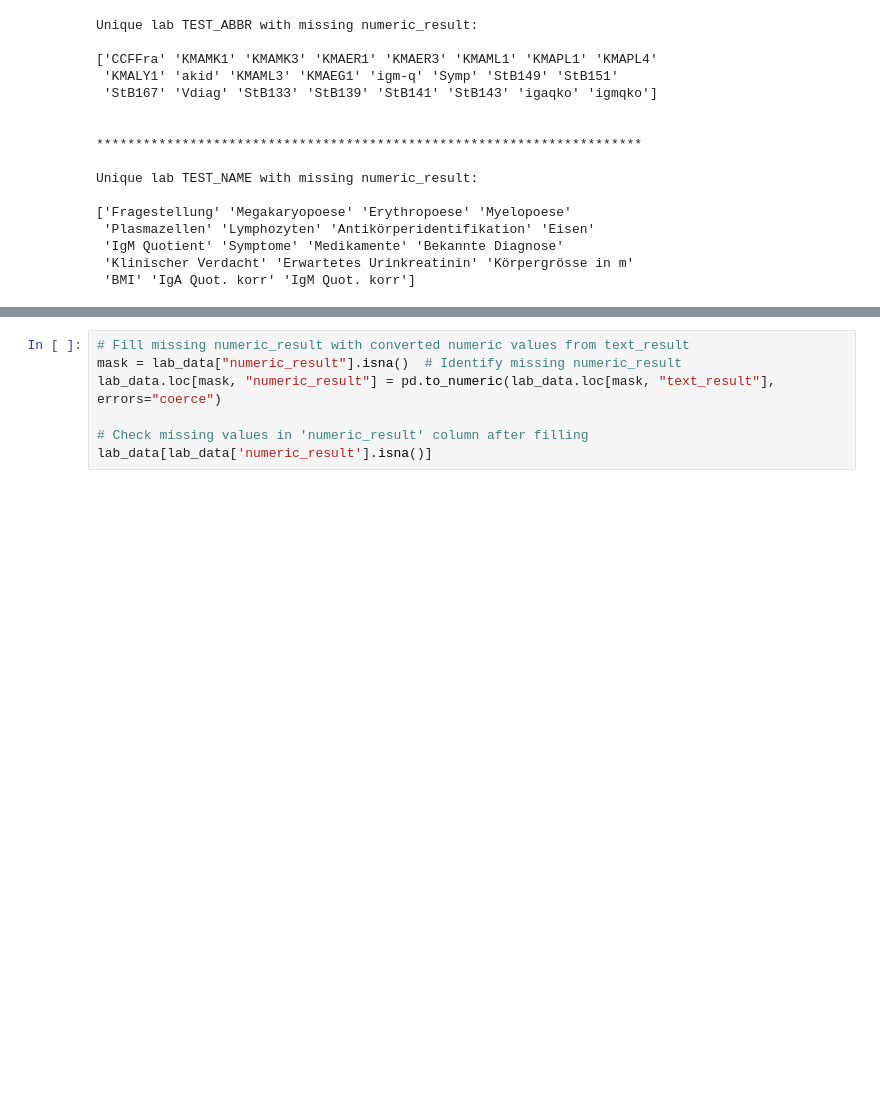
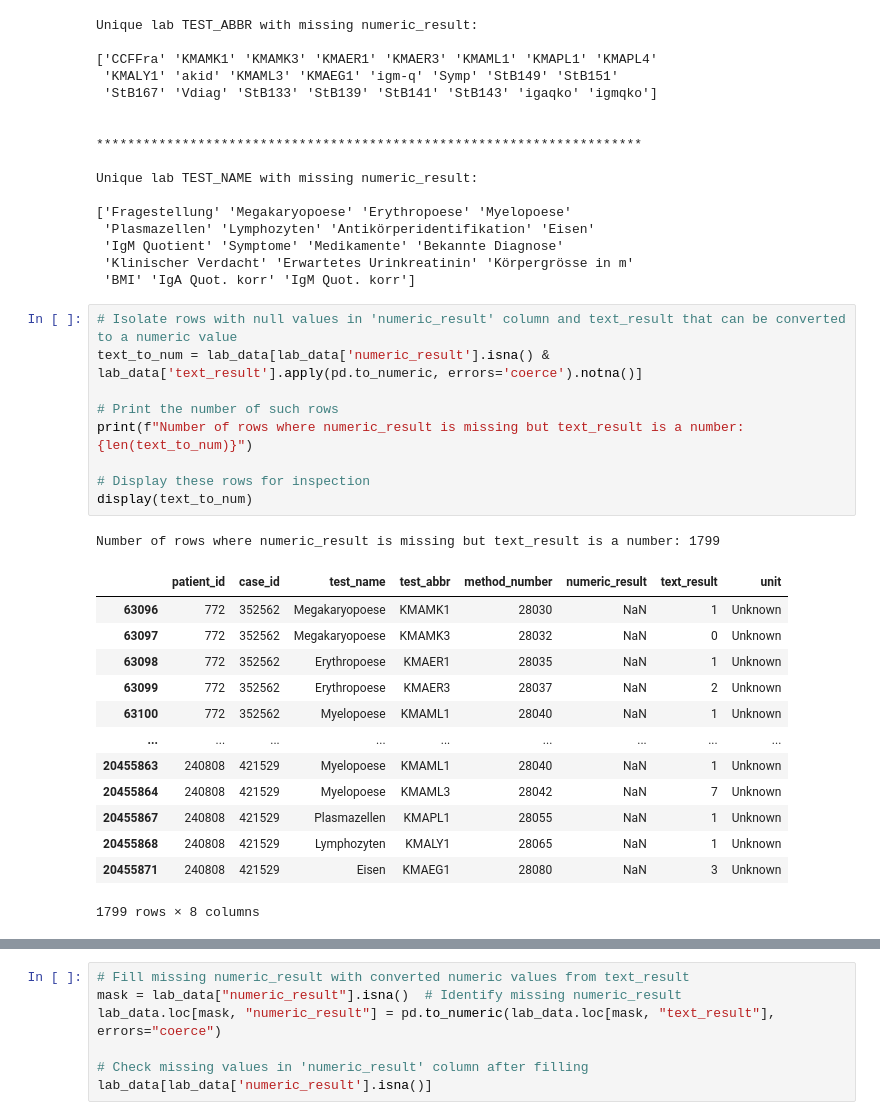
Before and after one commit to Yokopa/hospital-stay-discharge-prediction, a Jupyter notebook: code/1_data_cleaning_eda_lab.ipynb, the cells around one changed output, grey strips where cells are left out. Saved outputs shown, nothing was run; the diff lists cells and outputs as text; blank space fills up the shorter version.

Commit message:
update lab data cleaning

```diff
--- a/code/1_data_cleaning_eda_lab.ipynb
+++ b/code/1_data_cleaning_eda_lab.ipynb
@@ -329,3 +344,27 @@ Unique lab TEST_NAME with missing numeric_result:
  'IgM Quotient' 'Symptome' 'Medikamente' 'Bekannte Diagnose'
  'Klinischer Verdacht' 'Erwartetes Urinkreatinin' 'Körpergrösse in m'
  'BMI' 'IgA Quot. korr' 'IgM Quot. korr']
+# %%
+# Isolate rows with null values in 'numeric_result' column and text_result that can be converted to a numeric value
+text_to_num = lab_data[lab_data['numeric_result'].isna() & lab_data['text_result'].apply(pd.to_numeric, errors='coerce').notna()]
+
+# Print the number of such rows
+print(f"Number of rows where numeric_result is missing but text_result is a number: {len(text_to_num)}")
+
+# Display these rows for inspection
+display(text_to_num)
+# %% [output]
+Number of rows where numeric_result is missing but text_result is a number: 1799
+|  | patient_id | case_id | test_name | test_abbr | method_number | numeric_result | text_result | unit |
+| 63096 | 772 | 352562 | Megakaryopoese | KMAMK1 | 28030 | NaN | 1 | Unknown |
+| 63097 | 772 | 352562 | Megakaryopoese | KMAMK3 | 28032 | NaN | 0 | Unknown |
+| 63098 | 772 | 352562 | Erythropoese | KMAER1 | 28035 | NaN | 1 | Unknown |
+| 63099 | 772 | 352562 | Erythropoese | KMAER3 | 28037 | NaN | 2 | Unknown |
+| 63100 | 772 | 352562 | Myelopoese | KMAML1 | 28040 | NaN | 1 | Unknown |
+| ... | ... | ... | ... | ... | ... | ... | ... | ... |
+| 20455863 | 240808 | 421529 | Myelopoese | KMAML1 | 28040 | NaN | 1 | Unknown |
+| 20455864 | 240808 | 421529 | Myelopoese | KMAML3 | 28042 | NaN | 7 | Unknown |
+| 20455867 | 240808 | 421529 | Plasmazellen | KMAPL1 | 28055 | NaN | 1 | Unknown |
+| 20455868 | 240808 | 421529 | Lymphozyten | KMALY1 | 28065 | NaN | 1 | Unknown |
+| 20455871 | 240808 | 421529 | Eisen | KMAEG1 | 28080 | NaN | 3 | Unknown |
+1799 rows × 8 columns
```
Also changed, not shown: parts of 4 cells of this notebook.
